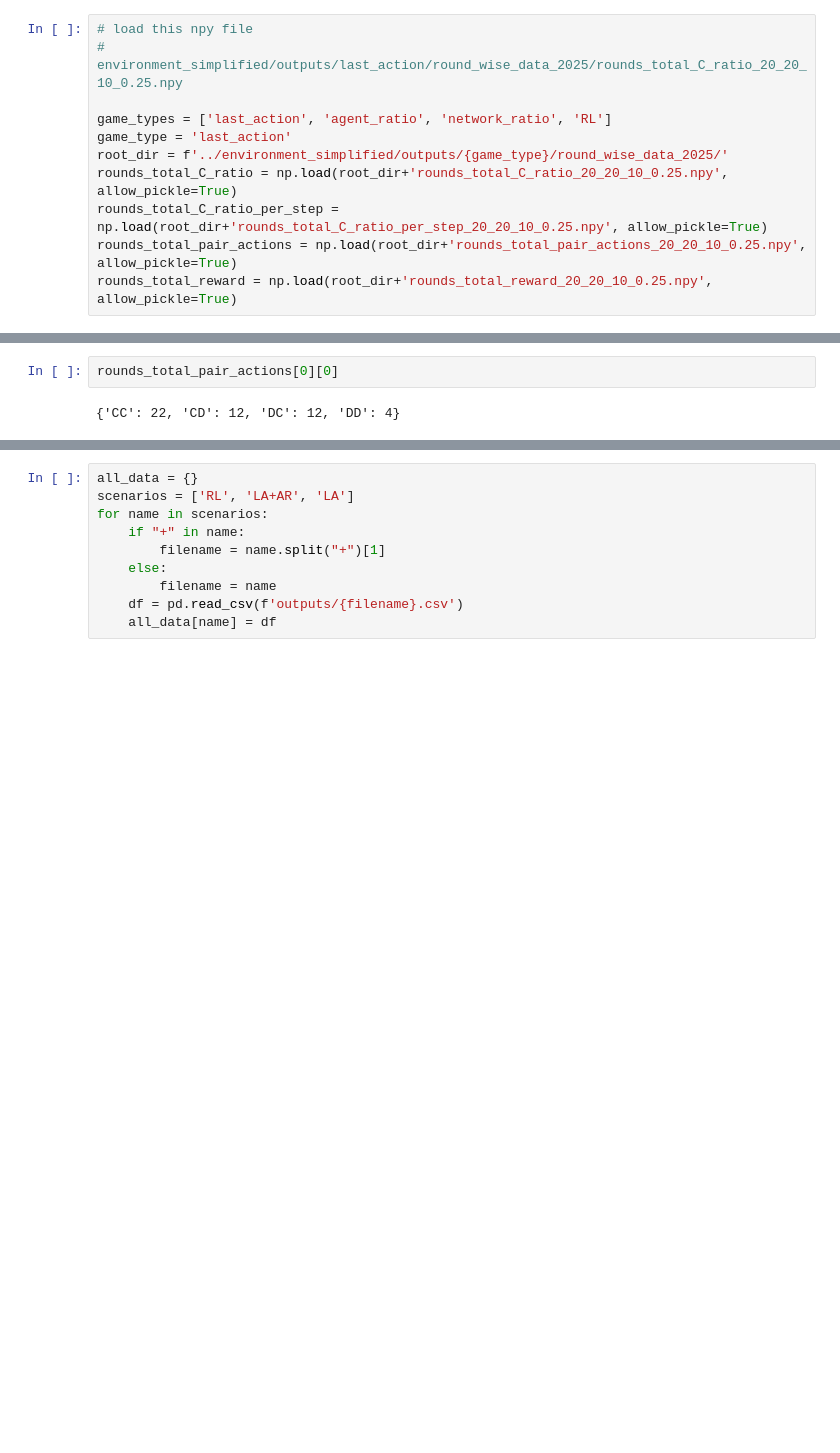
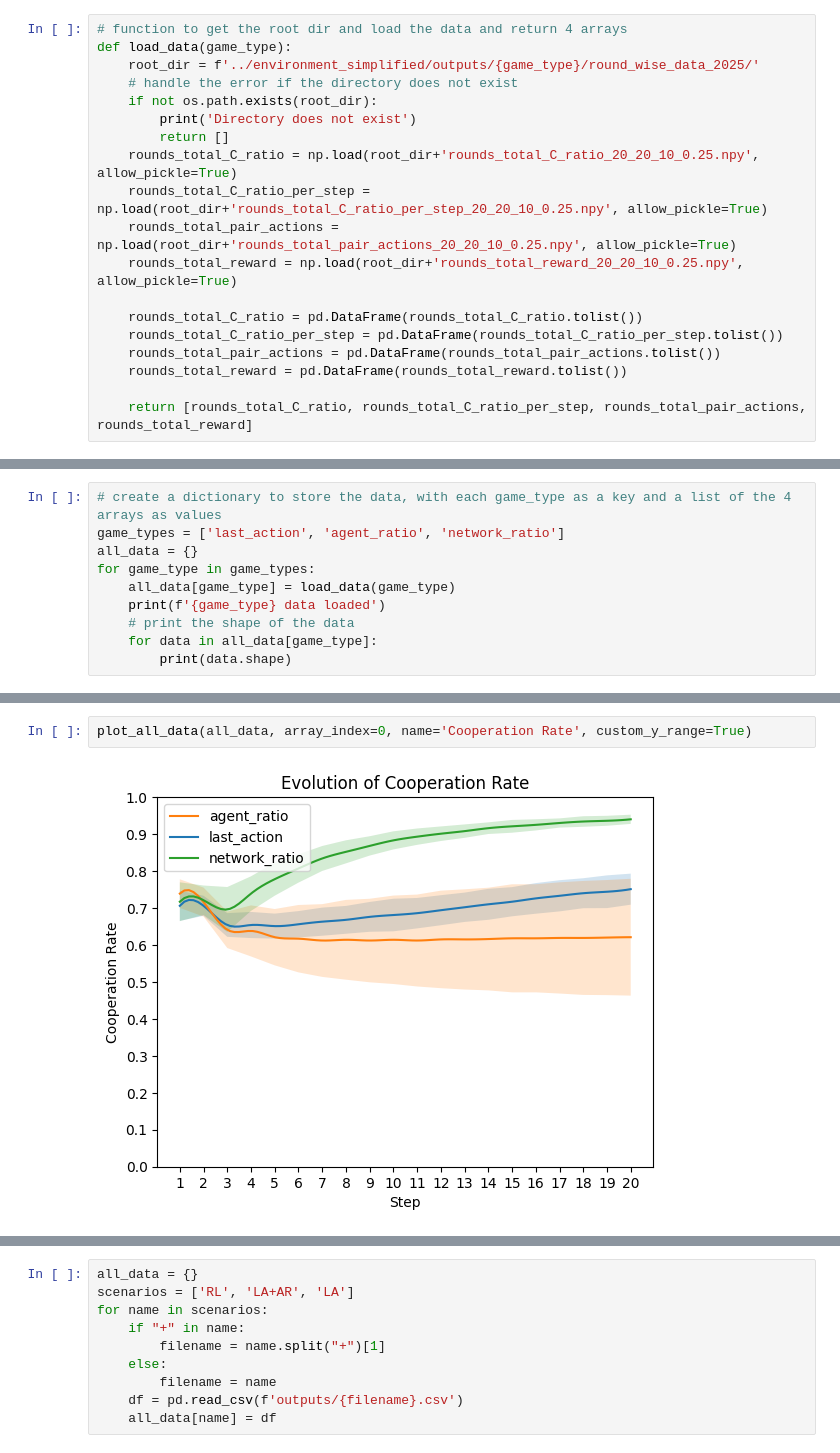
Before and after one commit to sepehrilami/LLM-RL, a Jupyter notebook: create_figures/visualizer_2025.ipynb, the cells around one changed output, grey strips where cells are left out. Drawn from its saved outputs; the diff is of its cells as text; blank space fills up the shorter version.

Commit message:
C rate (per step) is added and merged (without RL)

```diff
--- a/create_figures/visualizer_2025.ipynb
+++ b/create_figures/visualizer_2025.ipynb
@@ -10,11 +7,19 @@ Intel MKL WARNING: Support of Intel(R) Streaming SIMD Extensions 4.2 (Intel(R) S
 # %%
-# load this npy file
-# environment_simplified/outputs/last_action/round_wise_data_2025/rounds_total_C_ratio_20_20_10_0.25.npy
+# function to get the root dir and load the data and return 4 arrays
+def load_data(game_type):
+    root_dir = f'../environment_simplified/outputs/{game_type}/round_wise_data_2025/'
+    # handle the error if the directory does not exist
+    if not os.path.exists(root_dir):
+        print('Directory does not exist')
+        return []
+    rounds_total_C_ratio = np.load(root_dir+'rounds_total_C_ratio_20_20_10_0.25.npy', allow_pickle=True)
+    rounds_total_C_ratio_per_step = np.load(root_dir+'rounds_total_C_ratio_per_step_20_20_10_0.25.npy', allow_pickle=True)
+    rounds_total_pair_actions = np.load(root_dir+'rounds_total_pair_actions_20_20_10_0.25.npy', allow_pickle=True)
+    rounds_total_reward = np.load(root_dir+'rounds_total_reward_20_20_10_0.25.npy', allow_pickle=True)
 
-game_types = ['last_action', 'agent_ratio', 'network_ratio', 'RL']
-game_type = 'last_action'
-root_dir = f'../environment_simplified/outputs/{game_type}/round_wise_data_2025/'
-rounds_total_C_ratio = np.load(root_dir+'rounds_total_C_ratio_20_20_10_0.25.npy', allow_pickle=True)
-rounds_total_C_ratio_per_step = np.load(root_dir+'rounds_total_C_ratio_per_step_20_20_10_0.25.npy', allow_pickle=True)
-rounds_total_pair_actions = np.load(root_dir+'rounds_total_pair_actions_20_20_10_0.25.npy', allow_pickle=True)
-rounds_total_reward = np.load(root_dir+'rounds_total_reward_20_20_10_0.25.npy', allow_pickle=True)
+    rounds_total_C_ratio = pd.DataFrame(rounds_total_C_ratio.tolist())
+    rounds_total_C_ratio_per_step = pd.DataFrame(rounds_total_C_ratio_per_step.tolist())
+    rounds_total_pair_actions = pd.DataFrame(rounds_total_pair_actions.tolist())
+    rounds_total_reward = pd.DataFrame(rounds_total_reward.tolist())
+
+    return [rounds_total_C_ratio, rounds_total_C_ratio_per_step, rounds_total_pair_actions, rounds_total_reward]
@@ -27,0 +26,10 @@ rounds_total_reward = pd.DataFrame(rounds_total_reward.tolist())
+# %%
+# create a dictionary to store the data, with each game_type as a key and a list of the 4 arrays as values
+game_types = ['last_action', 'agent_ratio', 'network_ratio']
+all_data = {}
+for game_type in game_types:
+    all_data[game_type] = load_data(game_type)
+    print(f'{game_type} data loaded')
+    # print the shape of the data
+    for data in all_data[game_type]:
+        print(data.shape)
@@ -79,4 +98,4 @@ plt.show()
-# %%
-rounds_total_pair_actions[0][0]
-# %% [output]
-{'CC': 22, 'CD': 12, 'DC': 12, 'DD': 4}
+# %%
+plot_all_data(all_data, array_index=0, name='Cooperation Rate', custom_y_range=True)
+# %% [output]
+[figure, added]
```
Also changed, not shown: parts of 14 cells of this notebook, 12 other files.
